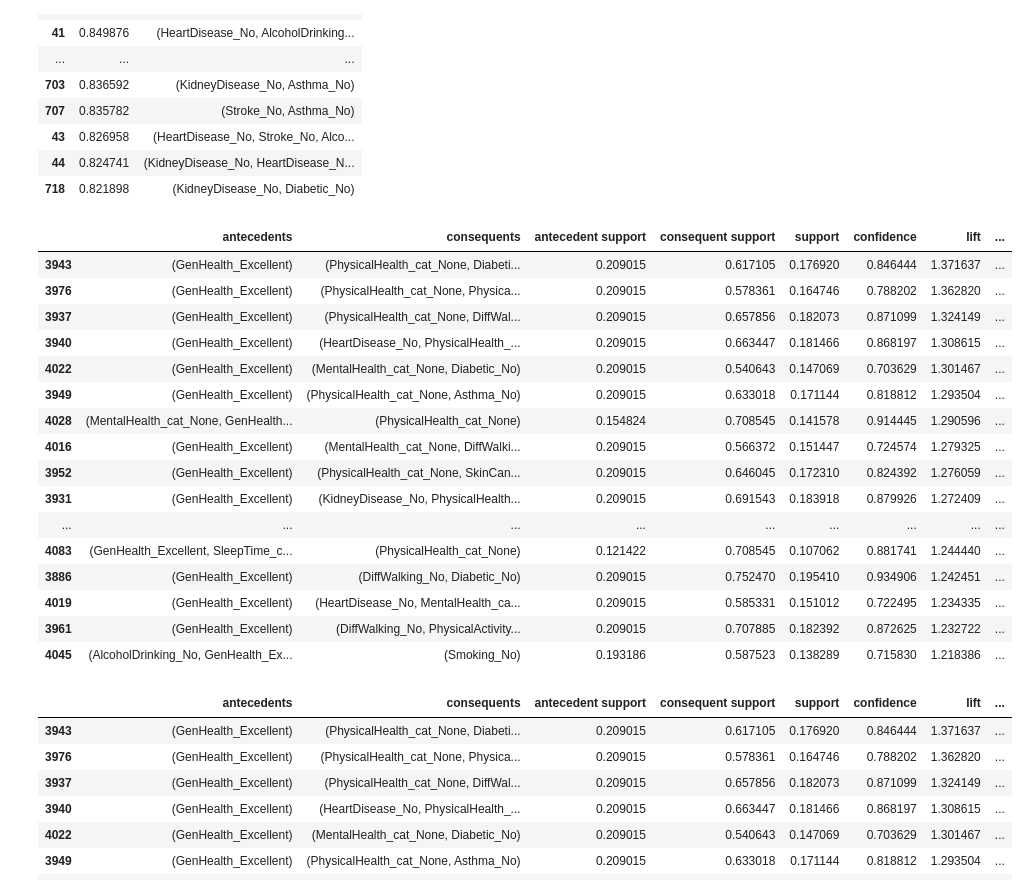
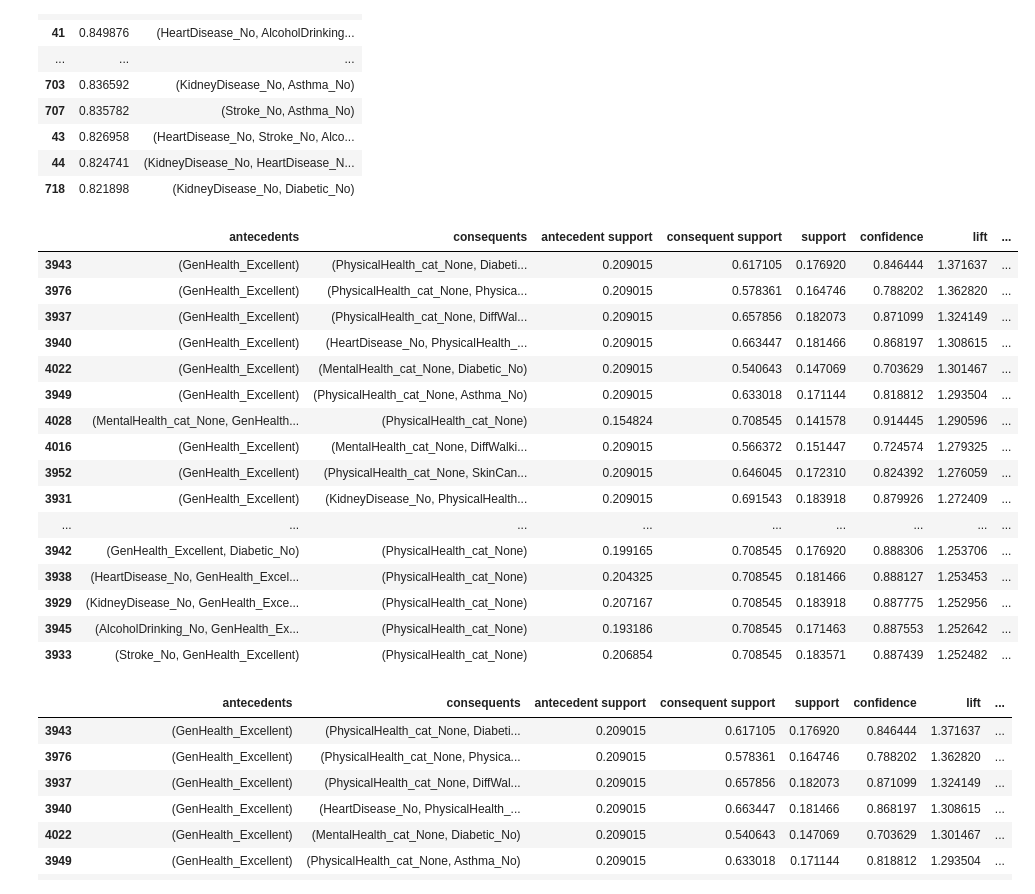
Before and after one commit to kay-16/CSC172-AssociationMining-Reambonanza, a Jupyter notebook: heart_disease_associationmining/notebook/mining.ipynb, the cells around one changed output. Drawn from its saved outputs; the diff is of its cells as text; code cells hidden in the pictures.

```diff
--- a/heart_disease_associationmining/notebook/mining.ipynb
+++ b/heart_disease_associationmining/notebook/mining.ipynb
@@ -114,28 +114,28 @@ freq_itemsets [
 # %%
 # Generate association rules
 
 rules = association_rules(freq_itemsets, metric='confidence', min_threshold=0.7)
 
 rules = rules.sort_values(by='lift', ascending=False)
-rules.head(30)
+rules.head(20)
 # %% [output]
 |  | antecedents | consequents | antecedent support | consequent support | support | confidence | lift | ... |
 | 3943 | (GenHealth_Excellent) | (PhysicalHealth_cat_None, Diabeti... | 0.209015 | 0.617105 | 0.176920 | 0.846444 | 1.371637 | ... |
 | 3976 | (GenHealth_Excellent) | (PhysicalHealth_cat_None, Physica... | 0.209015 | 0.578361 | 0.164746 | 0.788202 | 1.362820 | ... |
 | 3937 | (GenHealth_Excellent) | (PhysicalHealth_cat_None, DiffWal... | 0.209015 | 0.657856 | 0.182073 | 0.871099 | 1.324149 | ... |
 | 3940 | (GenHealth_Excellent) | (HeartDisease_No, PhysicalHealth_... | 0.209015 | 0.663447 | 0.181466 | 0.868197 | 1.308615 | ... |
 | 4022 | (GenHealth_Excellent) | (MentalHealth_cat_None, Diabetic_No) | 0.209015 | 0.540643 | 0.147069 | 0.703629 | 1.301467 | ... |
 | 3949 | (GenHealth_Excellent) | (PhysicalHealth_cat_None, Asthma_No) | 0.209015 | 0.633018 | 0.171144 | 0.818812 | 1.293504 | ... |
 | 4028 | (MentalHealth_cat_None, GenHealth... | (PhysicalHealth_cat_None) | 0.154824 | 0.708545 | 0.141578 | 0.914445 | 1.290596 | ... |
 | 4016 | (GenHealth_Excellent) | (MentalHealth_cat_None, DiffWalki... | 0.209015 | 0.566372 | 0.151447 | 0.724574 | 1.279325 | ... |
 | 3952 | (GenHealth_Excellent) | (PhysicalHealth_cat_None, SkinCan... | 0.209015 | 0.646045 | 0.172310 | 0.824392 | 1.276059 | ... |
 | 3931 | (GenHealth_Excellent) | (KidneyDisease_No, PhysicalHealth... | 0.209015 | 0.691543 | 0.183918 | 0.879926 | 1.272409 | ... |
 | ... | ... | ... | ... | ... | ... | ... | ... | ... |
-| 4083 | (GenHealth_Excellent, SleepTime_c... | (PhysicalHealth_cat_None) | 0.121422 | 0.708545 | 0.107062 | 0.881741 | 1.244440 | ... |
-| 3886 | (GenHealth_Excellent) | (DiffWalking_No, Diabetic_No) | 0.209015 | 0.752470 | 0.195410 | 0.934906 | 1.242451 | ... |
-| 4019 | (GenHealth_Excellent) | (HeartDisease_No, MentalHealth_ca... | 0.209015 | 0.585331 | 0.151012 | 0.722495 | 1.234335 | ... |
-| 3961 | (GenHealth_Excellent) | (DiffWalking_No, PhysicalActivity... | 0.209015 | 0.707885 | 0.182392 | 0.872625 | 1.232722 | ... |
-| 4045 | (AlcoholDrinking_No, GenHealth_Ex... | (Smoking_No) | 0.193186 | 0.587523 | 0.138289 | 0.715830 | 1.218386 | ... |
+| 3942 | (GenHealth_Excellent, Diabetic_No) | (PhysicalHealth_cat_None) | 0.199165 | 0.708545 | 0.176920 | 0.888306 | 1.253706 | ... |
+| 3938 | (HeartDisease_No, GenHealth_Excel... | (PhysicalHealth_cat_None) | 0.204325 | 0.708545 | 0.181466 | 0.888127 | 1.253453 | ... |
+| 3929 | (KidneyDisease_No, GenHealth_Exce... | (PhysicalHealth_cat_None) | 0.207167 | 0.708545 | 0.183918 | 0.887775 | 1.252956 | ... |
+| 3945 | (AlcoholDrinking_No, GenHealth_Ex... | (PhysicalHealth_cat_None) | 0.193186 | 0.708545 | 0.171463 | 0.887553 | 1.252642 | ... |
+| 3933 | (Stroke_No, GenHealth_Excellent) | (PhysicalHealth_cat_None) | 0.206854 | 0.708545 | 0.183571 | 0.887439 | 1.252482 | ... |
 # %%
 # Keep only strong rules with lift >= 1.2
 strong_rules = rules[rules['lift'] >= 1.2]
```
Also changed, not shown: parts of 2 cells of this notebook.
